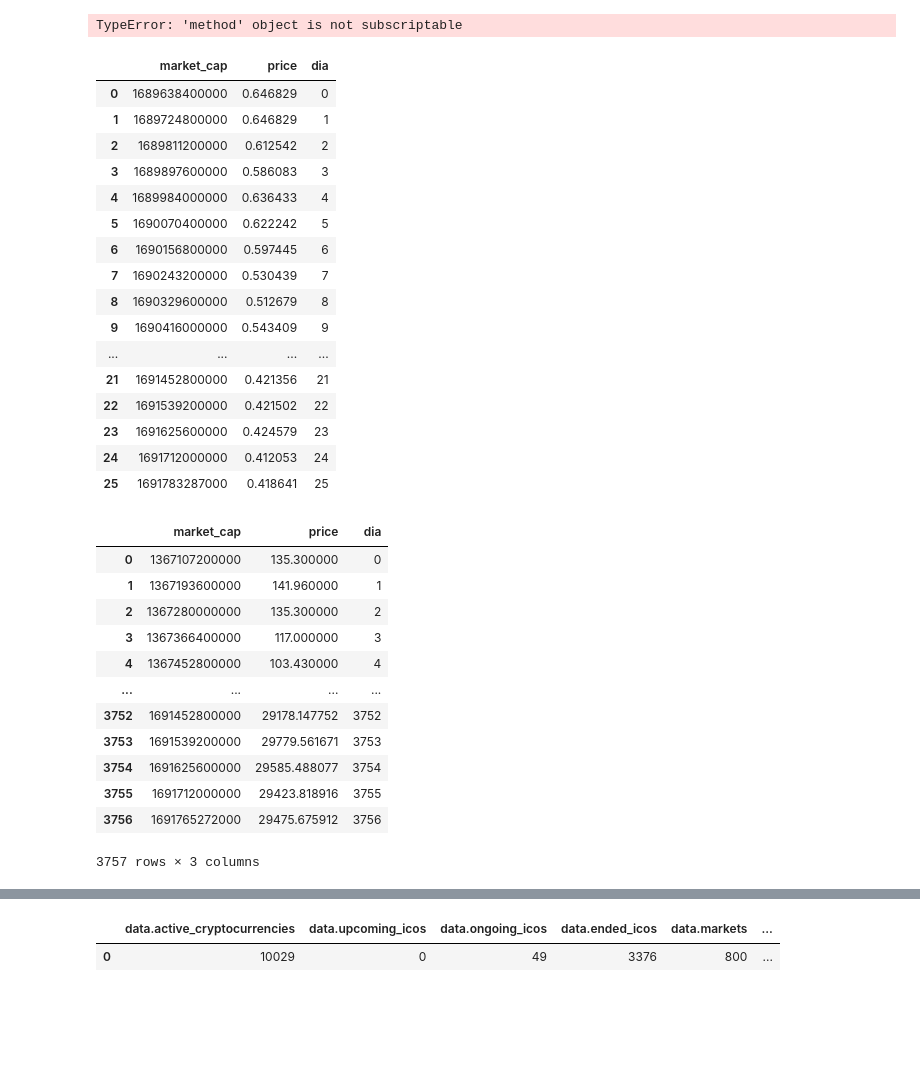
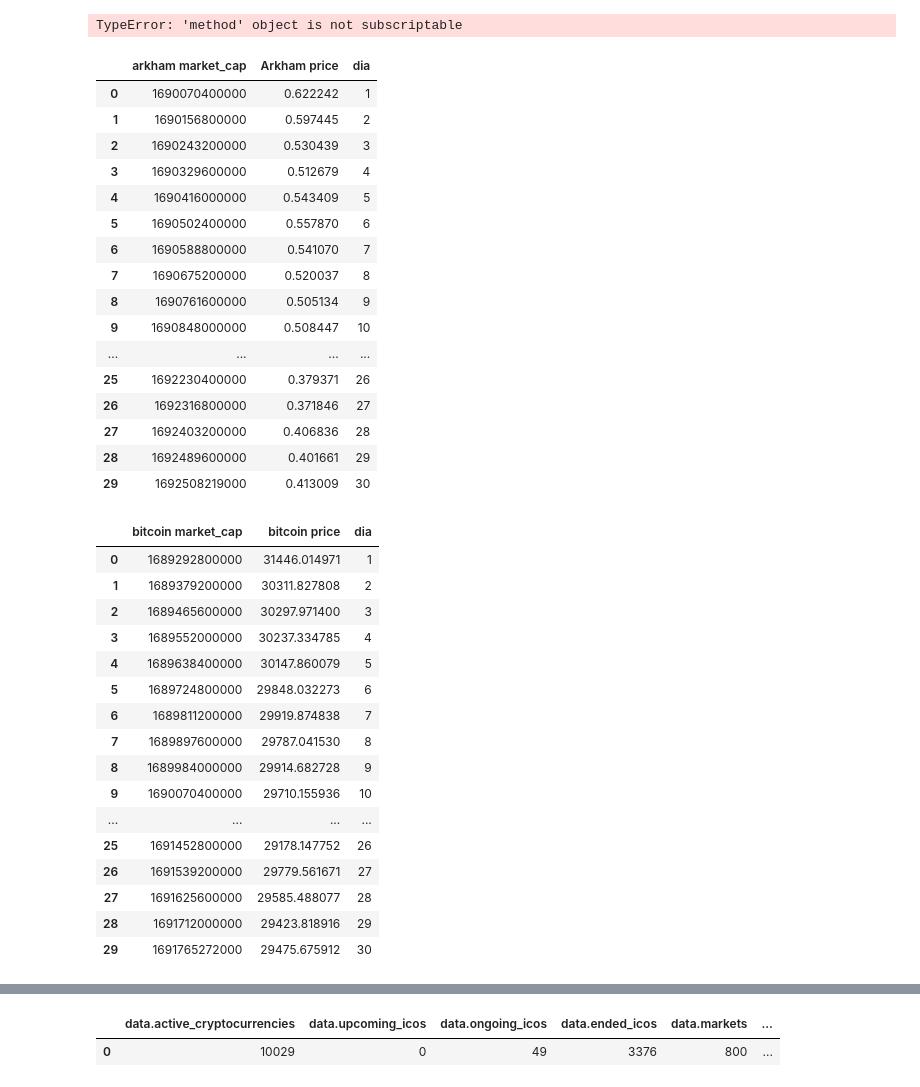
Before and after one commit to NahuVidales/CryptoDataAnalytics, a Jupyter notebook: ETL.ipynb, the cells around one changed output, grey strips where cells are left out. Cells and saved outputs as stored; diff of their text form; code cells hidden in the pictures; blank space fills up the shorter version.

```diff
--- a/ETL.ipynb
+++ b/ETL.ipynb
@@ -445,38 +445,44 @@ bnb_cap_json = r'Dataset JSON/capitalizacion y cotizacion/bnb.json'
 # %%
 # Load the content of the JSON file
 with open(arkham_cap_json, 'r') as file:
     arkham_cap_content = file.read()
 
 # Convert the JSON string into a dictionary
 arkham_cap = json.loads(arkham_cap_content)
 
 # Normalize the JSON and create a DataFrame
 arkham = pd.json_normalize(arkham_cap)
 
 # Convertir las listas anidadas en filas individuales para la columna 'prices'
 prices_data = arkham_cap['prices']
-prices_df_arkham = pd.DataFrame(prices_data, columns=['market_cap', 'price'])
+prices_df_arkham = pd.DataFrame(prices_data, columns=['arkham market_cap', 'Arkham price'])
 #Haremos una columna dia numero para poder hacer un plot de la evolucion de los precios y esta sera en funcion del indice de fila
 prices_df_arkham['dia'] = prices_df_arkham.index
-prices_df_arkham
+#Dejamos las ultimas 30 filas para estudiar su comportamiento en el ultimo mes
+prices_df_arkham30 = prices_df_arkham.tail(30)
+#Reseteamos el indice
+prices_df_arkham30 = prices_df_arkham30.reset_index(drop=True)
+#convertimos el indice en la columna dia
+prices_df_arkham30['dia'] = prices_df_arkham30.index + 1
+prices_df_arkham30
 # %% [output]
-|  | market_cap | price | dia |
-| 0 | 1689638400000 | 0.646829 | 0 |
-| 1 | 1689724800000 | 0.646829 | 1 |
-| 2 | 1689811200000 | 0.612542 | 2 |
-| 3 | 1689897600000 | 0.586083 | 3 |
-| 4 | 1689984000000 | 0.636433 | 4 |
-| 5 | 1690070400000 | 0.622242 | 5 |
-| 6 | 1690156800000 | 0.597445 | 6 |
-| 7 | 1690243200000 | 0.530439 | 7 |
-| 8 | 1690329600000 | 0.512679 | 8 |
-| 9 | 1690416000000 | 0.543409 | 9 |
+|  | arkham market_cap | Arkham price | dia |
+| 0 | 1690070400000 | 0.622242 | 1 |
+| 1 | 1690156800000 | 0.597445 | 2 |
+| 2 | 1690243200000 | 0.530439 | 3 |
+| 3 | 1690329600000 | 0.512679 | 4 |
+| 4 | 1690416000000 | 0.543409 | 5 |
+| 5 | 1690502400000 | 0.557870 | 6 |
+| 6 | 1690588800000 | 0.541070 | 7 |
+| 7 | 1690675200000 | 0.520037 | 8 |
+| 8 | 1690761600000 | 0.505134 | 9 |
+| 9 | 1690848000000 | 0.508447 | 10 |
 | ... | ... | ... | ... |
-| 21 | 1691452800000 | 0.421356 | 21 |
-| 22 | 1691539200000 | 0.421502 | 22 |
-| 23 | 1691625600000 | 0.424579 | 23 |
-| 24 | 1691712000000 | 0.412053 | 24 |
-| 25 | 1691783287000 | 0.418641 | 25 |
+| 25 | 1692230400000 | 0.379371 | 26 |
+| 26 | 1692316800000 | 0.371846 | 27 |
+| 27 | 1692403200000 | 0.406836 | 28 |
+| 28 | 1692489600000 | 0.401661 | 29 |
+| 29 | 1692508219000 | 0.413009 | 30 |
 # %%
 
 with open(bitcoin_cap_json, 'r') as file:
@@ -490,24 +496,33 @@ bitcoin = pd.json_normalize(bitcoin_cap)
 
 # Convertir las listas anidadas en filas individuales para la columna 'prices'
 prices_data = bitcoin_cap['prices']
-prices_df_bitcoin = pd.DataFrame(prices_data, columns=['market_cap', 'price'])
+prices_df_bitcoin = pd.DataFrame(prices_data, columns=['bitcoin market_cap', 'bitcoin price'])
 #Haremos una columna día número para poder hacer un plot de la evolución de los precios y esta será en función del índice de fila
 prices_df_bitcoin['dia'] = prices_df_bitcoin.index
-prices_df_bitcoin
+#Eliminamos las 30 ultimas filas
+prices_df_bitcoin30 = prices_df_bitcoin.tail(30)
+#Reseteamos el indice
+prices_df_bitcoin30 = prices_df_bitcoin30.reset_index(drop=True)
+prices_df_bitcoin30['dia'] = prices_df_bitcoin30.index + 1
+prices_df_bitcoin30
 # %% [output]
-|  | market_cap | price | dia |
-| 0 | 1367107200000 | 135.300000 | 0 |
-| 1 | 1367193600000 | 141.960000 | 1 |
-| 2 | 1367280000000 | 135.300000 | 2 |
-| 3 | 1367366400000 | 117.000000 | 3 |
-| 4 | 1367452800000 | 103.430000 | 4 |
+|  | bitcoin market_cap | bitcoin price | dia |
+| 0 | 1689292800000 | 31446.014971 | 1 |
+| 1 | 1689379200000 | 30311.827808 | 2 |
+| 2 | 1689465600000 | 30297.971400 | 3 |
+| 3 | 1689552000000 | 30237.334785 | 4 |
+| 4 | 1689638400000 | 30147.860079 | 5 |
+| 5 | 1689724800000 | 29848.032273 | 6 |
+| 6 | 1689811200000 | 29919.874838 | 7 |
+| 7 | 1689897600000 | 29787.041530 | 8 |
+| 8 | 1689984000000 | 29914.682728 | 9 |
+| 9 | 1690070400000 | 29710.155936 | 10 |
 | ... | ... | ... | ... |
-| 3752 | 1691452800000 | 29178.147752 | 3752 |
-| 3753 | 1691539200000 | 29779.561671 | 3753 |
-| 3754 | 1691625600000 | 29585.488077 | 3754 |
-| 3755 | 1691712000000 | 29423.818916 | 3755 |
-| 3756 | 1691765272000 | 29475.675912 | 3756 |
+| 25 | 1691452800000 | 29178.147752 | 26 |
+| 26 | 1691539200000 | 29779.561671 | 27 |
+| 27 | 1691625600000 | 29585.488077 | 28 |
+| 28 | 1691712000000 | 29423.818916 | 29 |
+| 29 | 1691765272000 | 29475.675912 | 30 |
-3757 rows × 3 columns
 # %%
 with open(bnb_cap_json, 'r') as file:
     bnb_cap_content = file.read()
```
Also changed, not shown: parts of 10 cells of this notebook, 12 other files.
